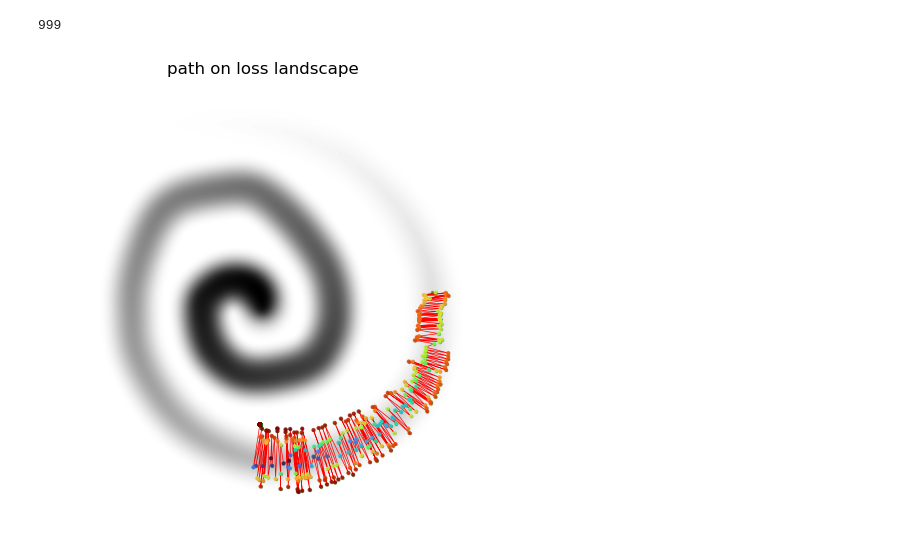
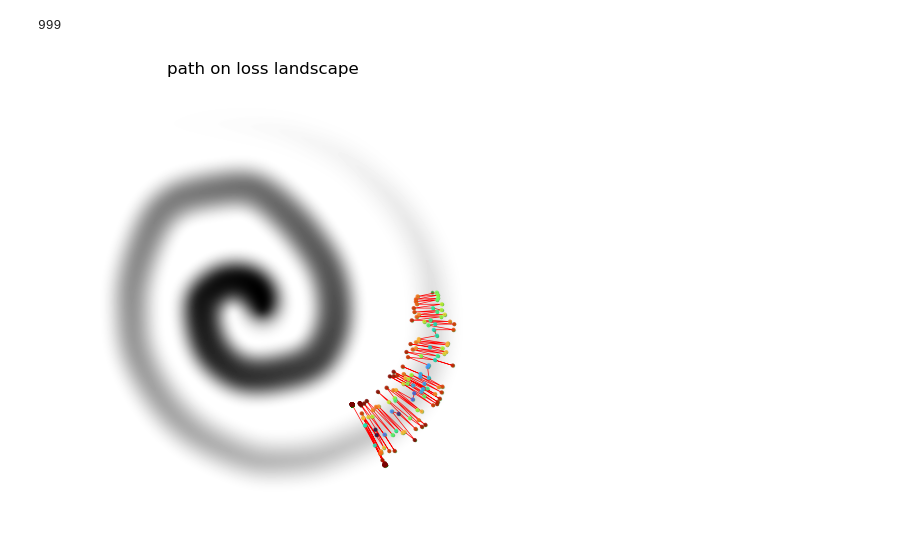
Before and after one commit to inikishev/torchzero-old, a Jupyter notebook: notebooks/algos/FDSA.ipynb, the cells around one changed output. Cells and saved outputs as stored; diff of their text form; code cells hidden in the pictures.

```diff
--- a/notebooks/algos/FDSA.ipynb
+++ b/notebooks/algos/FDSA.ipynb
@@ -7,13 +7,13 @@ image = r"F:\Stuff\Programming\AI\pytorch image descent\surfaces\spiral.jpg"
 # %%
 descent = ImageDescent(image, coords=(915, 500))
 
-optimizer = FDSA(descent.parameters(), lr=8e-2, magn=1e-3)
+optimizer = FDSA(descent.parameters(), lr=1e-1, magn=1e-3)
 for i in range(1000):
     print(i, end='\r')
     optimizer.zero_grad()
     optimizer.step(descent.step_nograd_search)
     descent.step_nograd()
 descent.plot_path()
 # %% [output]
 999
-[figure, old version]
+[figure, new version]
```
Also changed, not shown: parts of 2 cells of this notebook, 39 other files.
